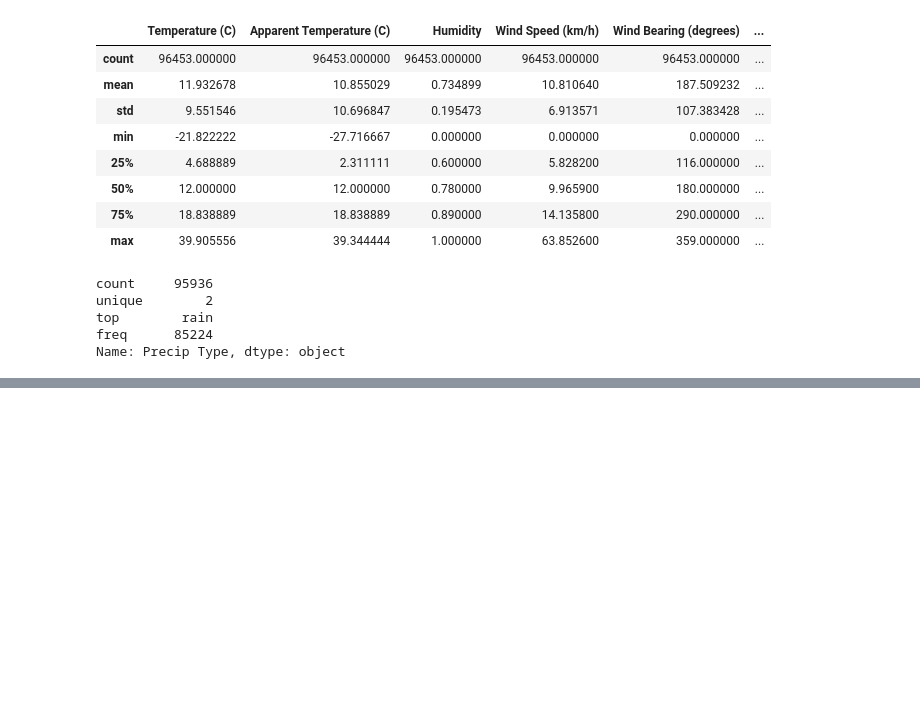
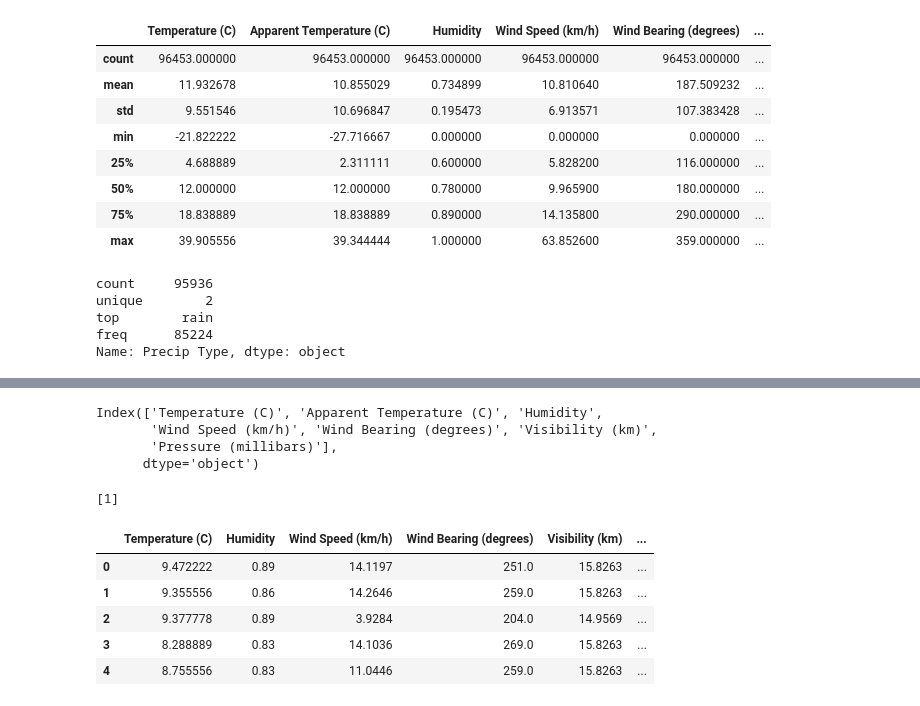
Before and after one commit to jelenajako/rau-software-packs-for-statics-G603CSE-2022-2023, a Jupyter notebook: tabular_data_analysis.ipynb, the cells around one changed output, grey strips where cells are left out. Drawn from its saved outputs; the diff is of its cells as text; code cells hidden in the pictures; blank space fills up the shorter version.

```diff
--- a/tabular_data_analysis.ipynb
+++ b/tabular_data_analysis.ipynb
@@ -306,0 +332,5 @@ Name: Precip Type, dtype: object
+# %%
+df = pd.read_csv("weatherHistory.csv")
+df = remove_df_outliers_iqr(df)
+X, y = split_data(df)
+len(X), len(y)
@@ -310,0 +405,34 @@ Name: Precip Type, dtype: object
+# %%
+X.columns
+# %% [output]
+Index(['Temperature (C)', 'Apparent Temperature (C)', 'Humidity',
+       'Wind Speed (km/h)', 'Wind Bearing (degrees)', 'Visibility (km)',
+       'Pressure (millibars)'],
+      dtype='object')
+# %%
+min_correlation_coeff_threshold = -0.75
+max_correlation_coeff_threshold = 0.75
+
+columns_to_remove = []
+n_features = len(X.columns)
+for i in range(n_features):
+  for j in range(i+1, n_features):
+    if correlation_matrix[i, j] > max_correlation_coeff_threshold or correlation_matrix[i, j] < min_correlation_coeff_threshold:
+      columns_to_remove.append(j)
+
+columns_to_remove
+# %% [output]
+[1]
+# %%
+columns_to_remove_names = []
+for col_index in columns_to_remove:
+  columns_to_remove_names.append(X.columns[col_index])
+X = X.drop(columns_to_remove_names, axis=1)
+X.head()
+# %% [output]
+|  | Temperature (C) | Humidity | Wind Speed (km/h) | Wind Bearing (degrees) | Visibility (km) | ... |
+| 0 | 9.472222 | 0.89 | 14.1197 | 251.0 | 15.8263 | ... |
+| 1 | 9.355556 | 0.86 | 14.2646 | 259.0 | 15.8263 | ... |
+| 2 | 9.377778 | 0.89 | 3.9284 | 204.0 | 14.9569 | ... |
+| 3 | 8.288889 | 0.83 | 14.1036 | 269.0 | 15.8263 | ... |
+| 4 | 8.755556 | 0.83 | 11.0446 | 259.0 | 15.8263 | ... |
```
Also changed, not shown: parts of 7 cells of this notebook, 3 other files.
